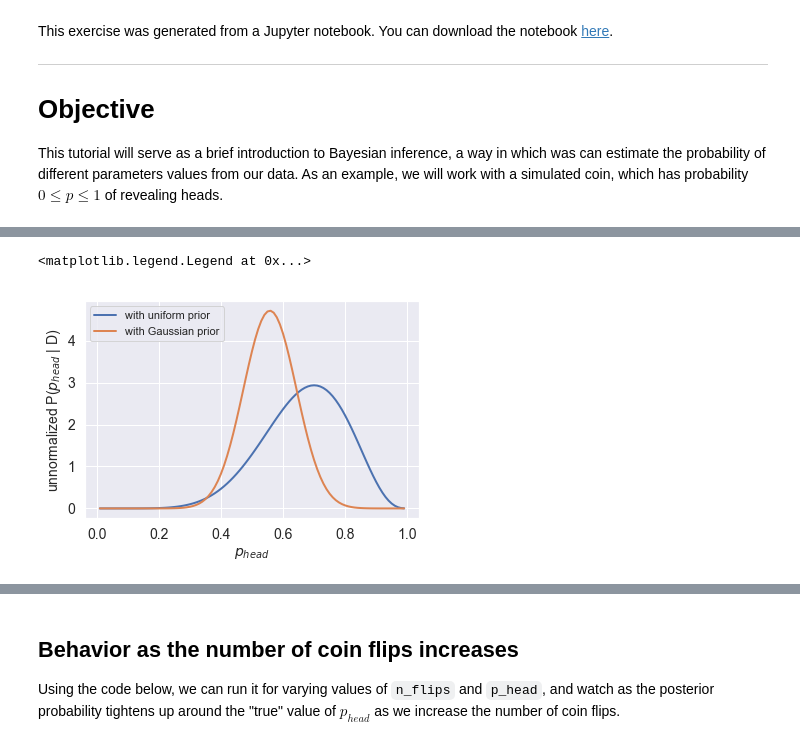
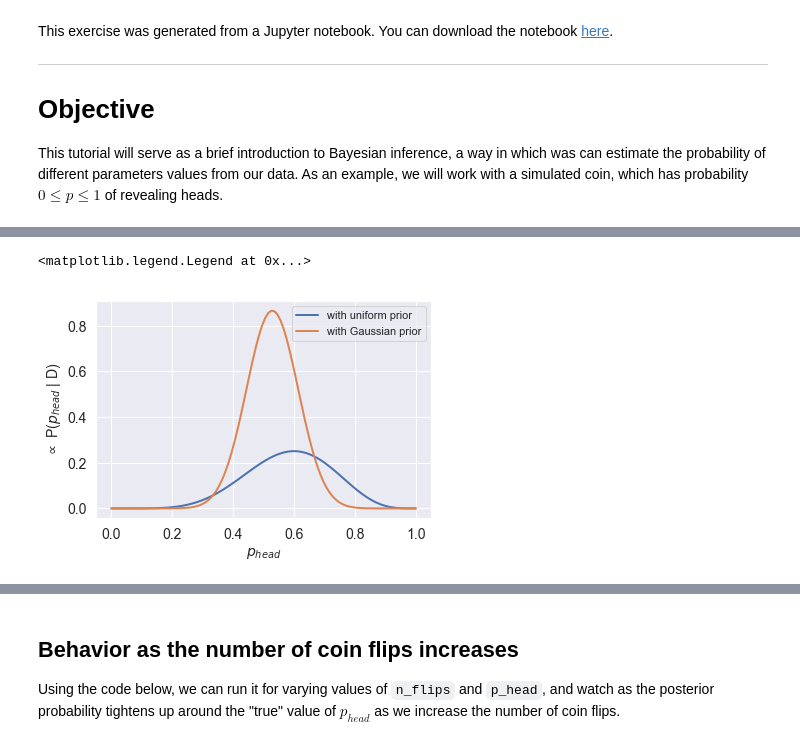
Before and after one commit to RPGroup-PBoC/be262, a Jupyter notebook: code/inferring_p_heads.ipynb, the cells around one changed output, grey strips where cells are left out. Saved outputs shown, nothing was run; the diff lists cells and outputs as text; code cells hidden in the pictures.

```diff
--- a/code/inferring_p_heads.ipynb
+++ b/code/inferring_p_heads.ipynb
@@ -120,19 +96,0 @@ n_heads
-# %%
-# specify the possible range of values for p_head (i.e. from 0 to 1)
-p_heads = np.arange(0.01,1,0.01)
-
-# uniform pdf is simply always one
-uniform_pdf = np.ones(len(p_heads))
-
-# use scipy's built in normal pdf to get gaussian pdf
-gaussian_pdf = stats.norm.pdf(p_heads, loc=0.5, scale=0.1)
-
-# plot uniform prior
-plt.plot(p_heads, uniform_pdf)
-
-# plot gaussian prior
-plt.plot(p_heads, gaussian_pdf)
-
-plt.xlabel('$p_{head}$')
-plt.ylabel('probability')
-plt.legend(['uniform prior','Gaussian prior'])
@@ -160,0 +105,2 @@ plt.plot(p_heads,likelihood)
+# %%
+likelihood = stats.binom.pmf(n_heads, n_flips, p_heads)
@@ -161,17 +111,14 @@ plt.plot(p_heads,likelihood)
 # %%
 # calculate the posterior probabilities from likelihood and priors
-uniform_posterior = likelihood * uniform_pdf
-gaussian_posterior = likelihood * gaussian_pdf
-
-gaussian_posterior /= np.trapz(gaussian_posterior, x=p_heads)
-uniform_posterior /= np.trapz(uniform_posterior, x=p_heads)
+posterior_uniformed = likelihood * uniform_pdf
+posterior_informed = likelihood * gaussian_pdf
 
 # plot the posterior probabilities
-plt.plot(p_heads, uniform_posterior)
-plt.plot(p_heads, gaussian_posterior)
+plt.plot(p_heads, posterior_uniformed)
+plt.plot(p_heads, posterior_informed)
 plt.xlabel('$p_{head}$')
-plt.ylabel('unnormalized P($p_{head}$ | D)')
+plt.ylabel('$\propto$ P($p_{head}$ | D)')
 plt.legend(['with uniform prior','with Gaussian prior'])
 # %% [output]
 <matplotlib.legend.Legend at 0x...>
-[figure, old version]
+[figure, new version]
```
Also changed, not shown: parts of 26 cells of this notebook, 6 other files.
